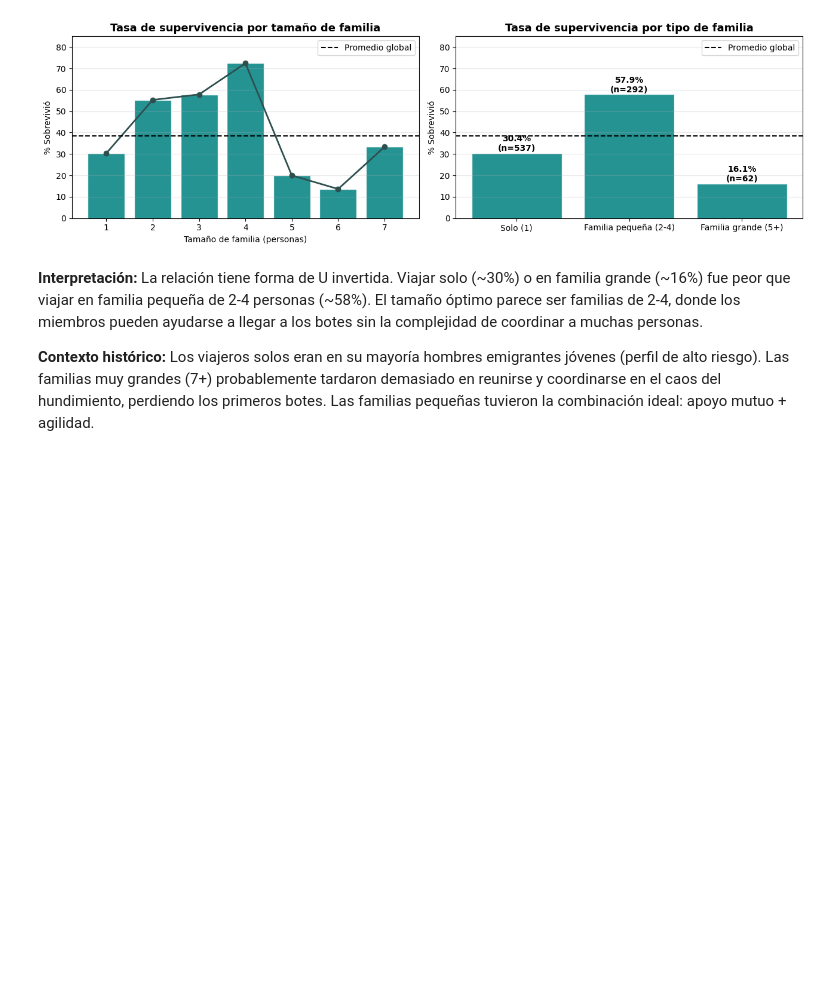
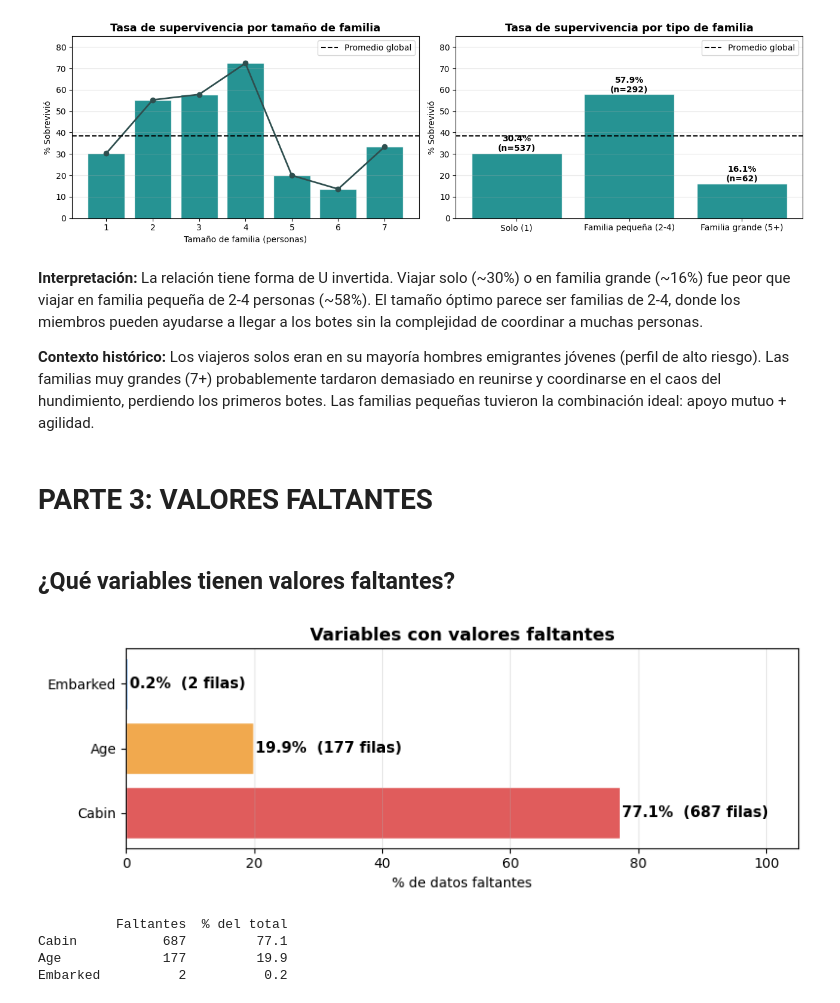
Before and after one commit to Ricardo-B04/Titanic_EDA, a Jupyter notebook: titanic_EDA.ipynb, the cells around one changed output. Saved outputs shown, nothing was run; the diff lists cells and outputs as text; code cells hidden in the pictures; blank space fills up the shorter version.

```diff
--- a/titanic_EDA.ipynb
+++ b/titanic_EDA.ipynb
@@ -463,3 +473,31 @@ plt.show()
 **Interpretación:** La relación tiene forma de U invertida. Viajar solo (~30%) o en familia grande (~16%) fue peor que viajar en familia pequeña de 2-4 personas (~58%). El tamaño óptimo parece ser familias de 2-4, donde los miembros pueden ayudarse a llegar a los botes sin la complejidad de coordinar a muchas personas.
 
 **Contexto histórico:** Los viajeros solos eran en su mayoría hombres emigrantes jóvenes (perfil de alto riesgo). Las familias muy grandes (7+) probablemente tardaron demasiado en reunirse y coordinarse en el caos del hundimiento, perdiendo los primeros botes. Las familias pequeñas tuvieron la combinación ideal: apoyo mutuo + agilidad.
+# %% [markdown]
+# PARTE 3: VALORES FALTANTES
+# %% [markdown]
+## ¿Qué variables tienen valores faltantes?
+# %%
+missing = titanic.isnull().sum()
+missing = missing[missing > 0].sort_values(ascending=False)
+missing_pct = (missing / len(titanic) * 100).round(1)
+
+fig, ax = plt.subplots(figsize=(8, 3))
+bars = ax.barh(missing.index, missing_pct.values, color=['#e05c5c','#f1a94e','#4e9af1'], edgecolor='white')
+for bar, (col, pct) in zip(bars, missing_pct.items()):
+    ax.text(bar.get_width() + 0.3, bar.get_y() + bar.get_height()/2,
+            f'{pct}%  ({missing[col]} filas)', va='center', fontsize=11, fontweight='bold')
+ax.set_title('Variables con valores faltantes', fontsize=13, fontweight='bold')
+ax.set_xlabel('% de datos faltantes')
+ax.set_xlim(0, 105)
+ax.grid(axis='x', alpha=0.3)
+plt.tight_layout()
+plt.show()
+
+print(pd.DataFrame({'Faltantes': missing, '% del total': missing_pct}))
+# %% [output]
+[figure, added]
+          Faltantes  % del total
+Cabin           687         77.1
+Age             177         19.9
+Embarked          2          0.2
```
Also changed, not shown: parts of 11 cells of this notebook.
